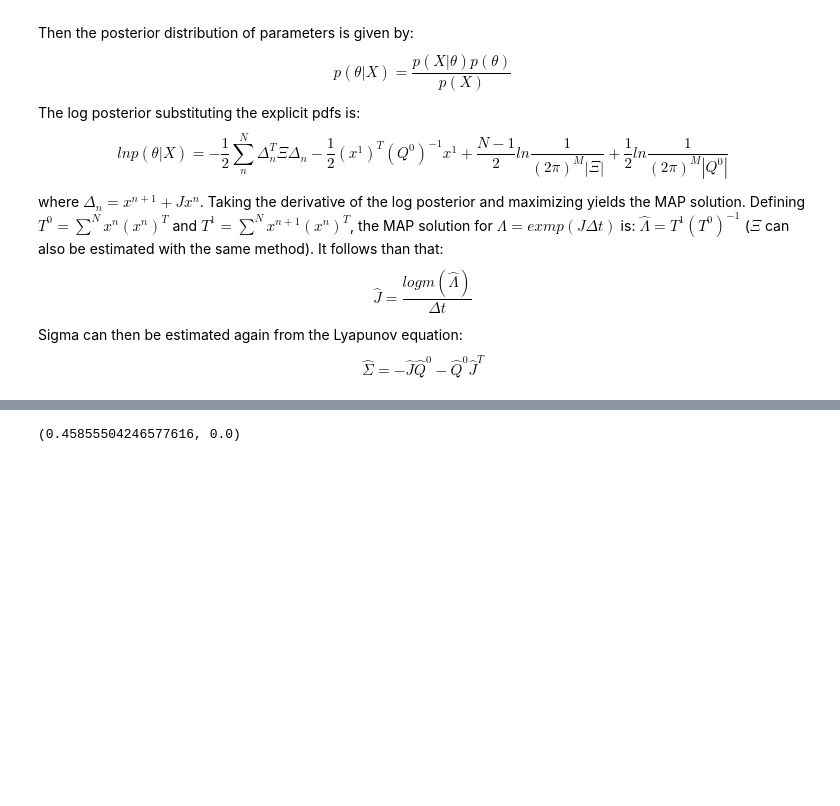
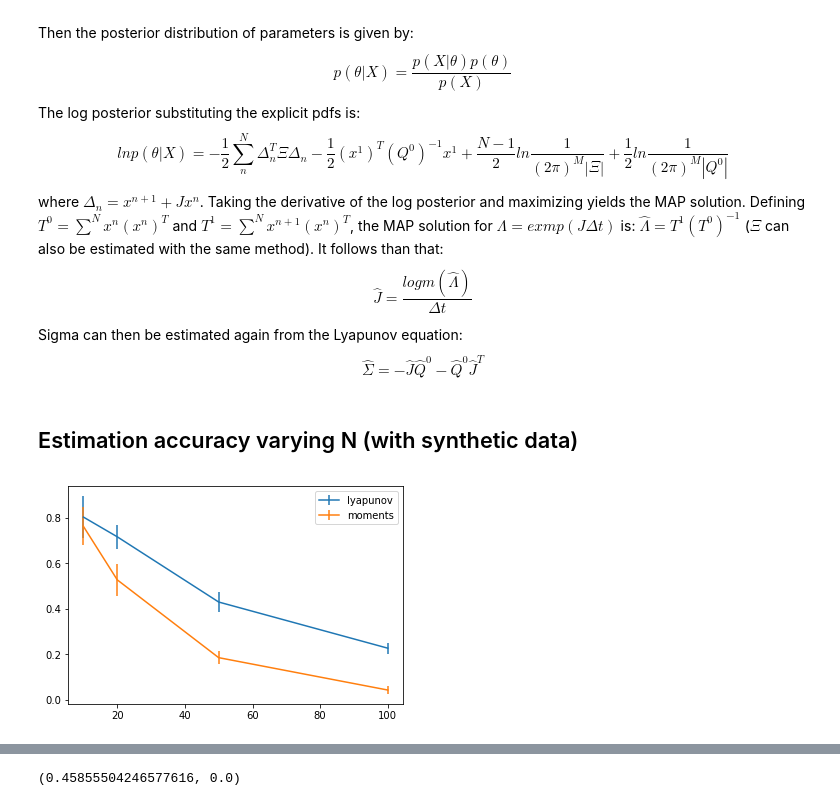
Before and after one commit to andins/bayes_MOU, a Jupyter notebook: group_meeting/MOU_bayesVSgradient.ipynb, the cells around one changed output, grey strips where cells are left out. Cells and saved outputs as stored; diff of their text form; code cells hidden in the pictures; blank space fills up the shorter version.

Commit message:
simulations varying N

```diff
--- a/group_meeting/MOU_bayesVSgradient.ipynb
+++ b/group_meeting/MOU_bayesVSgradient.ipynb
@@ -81,3 +97,26 @@ It follows than that:
 $$ \hat{J} = \frac{logm(\hat{\Lambda})}{\Delta t} $$
 Sigma can then be estimated again from the Lyapunov equation:
 $$ \hat{\Sigma} = -\hat{J}\hat{Q}^0 - \hat{Q}^0 \hat{J}^T $$
+# %% [markdown]
+## Estimation accuracy varying N (with synthetic data)
+# %%
+Ns = [10, 20, 50, 100]
+repetitions = 100
+file_name = "comparison_T500.npy"
+file = np.load(file_name)
+gen = file[0]
+lyap = file[1]
+mome = file[2]
+rCl = np.zeros([len(Ns), repetitions])
+rCm = np.zeros([len(Ns), repetitions])
+for i, N in enumerate(Ns):
+    for r in range(repetitions):
+        rCl[i, r] = pearsonr(lyap[N][r].C.flatten(), gen[N][r].C.flatten())[0]
+        rCm[i, r] = pearsonr(mome[N][r].C.flatten(), gen[N][r].C.flatten())[0]
+plt.figure()
+plt.errorbar(Ns, rCl.mean(axis=1), rCl.std(axis=1), label='lyapunov')
+plt.errorbar(Ns, rCm.mean(axis=1), rCm.std(axis=1), label='moments')
+plt.legend()
+plt.show()
+# %% [output]
+[figure, added]
```
Also changed, not shown: parts of 10 cells of this notebook, 3 other files.
